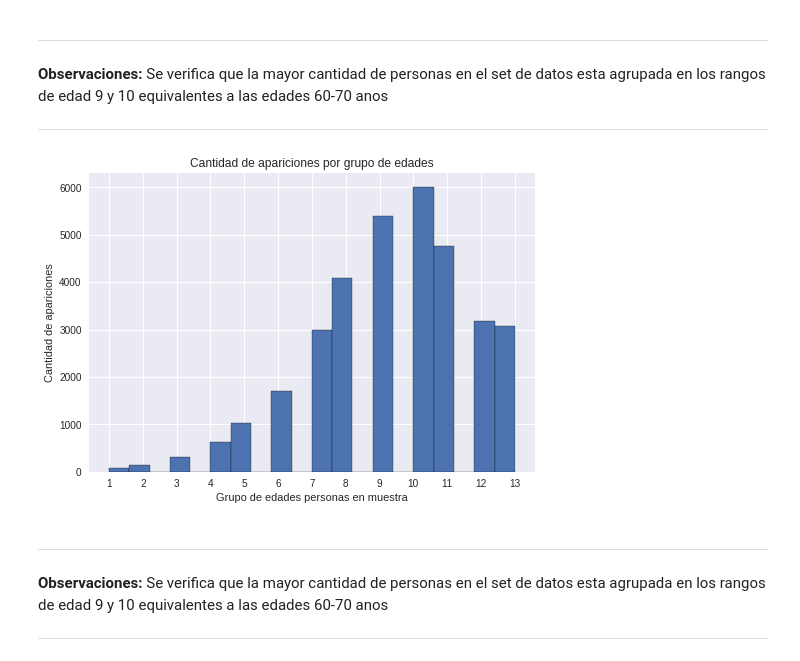
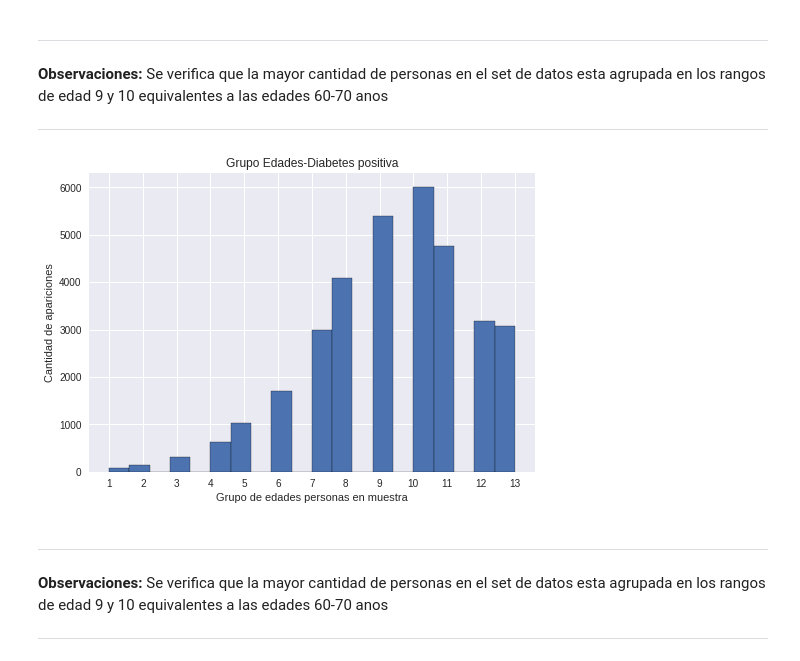
Before and after one commit to jjaquezrd/DATA_SCIENCE, a Jupyter notebook: Proyecto2.ipynb, the cells around one changed output. Saved outputs shown, nothing was run; the diff lists cells and outputs as text; code cells hidden in the pictures.

```diff
--- a/Proyecto2.ipynb
+++ b/Proyecto2.ipynb
@@ -213,18 +213,18 @@ plt.title('Cantidad de apariciones por grupo de edades');
 # %%
 #Historigrama por edades para diabetes positiva
 filtro = df2['Diabetes']==1.0
 df_filtro = df2[filtro]
 plt.style.use('seaborn')
 df_age = df_filtro['Age']
 df_age.hist(bins = 20,
             edgecolor = 'black')
 plt.ticklabel_format(useOffset=False, style='plain')
 plt.xlabel('Grupo de edades personas en muestra')
 plt.ylabel('Cantidad de apariciones')
 plt.xticks([1,2,3,4,5,6,7,8,9,10,11,12,13])
-plt.title('Cantidad de apariciones por grupo de edades-Diabetes positiva');
+plt.title('Grupo Edades-Diabetes positiva');
 # %% [output]
-[figure, old version]
+[figure, new version]
 # %% [markdown]
 ---
 
```
Also changed, not shown: parts of 5 cells of this notebook.
